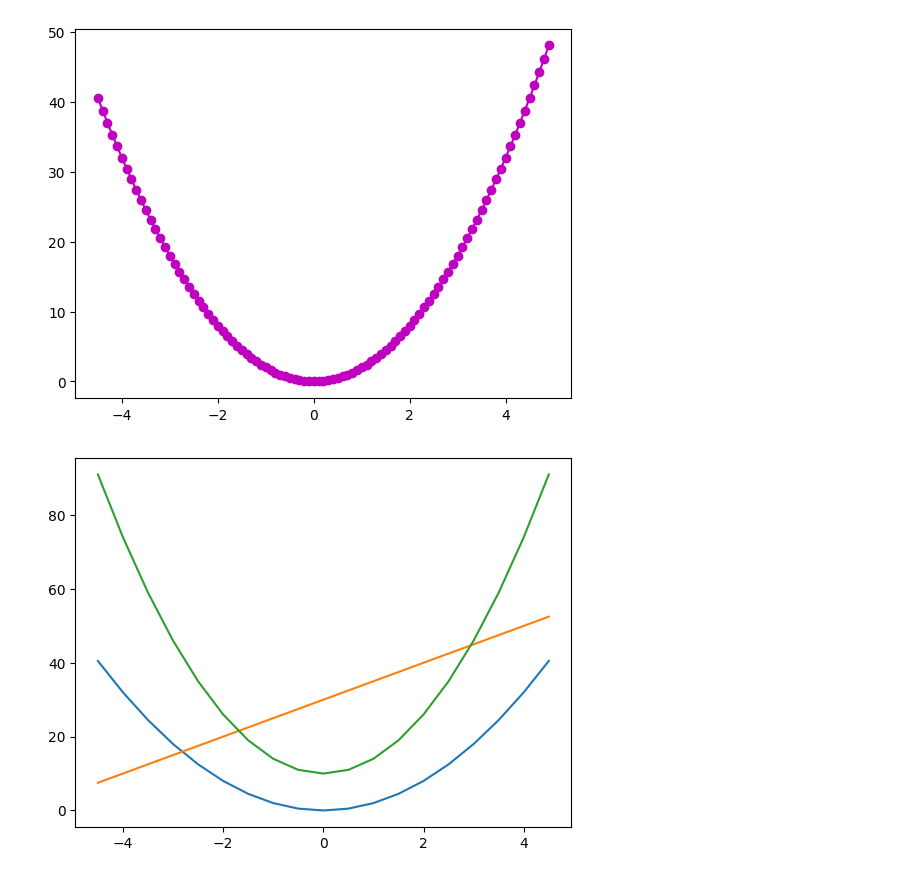
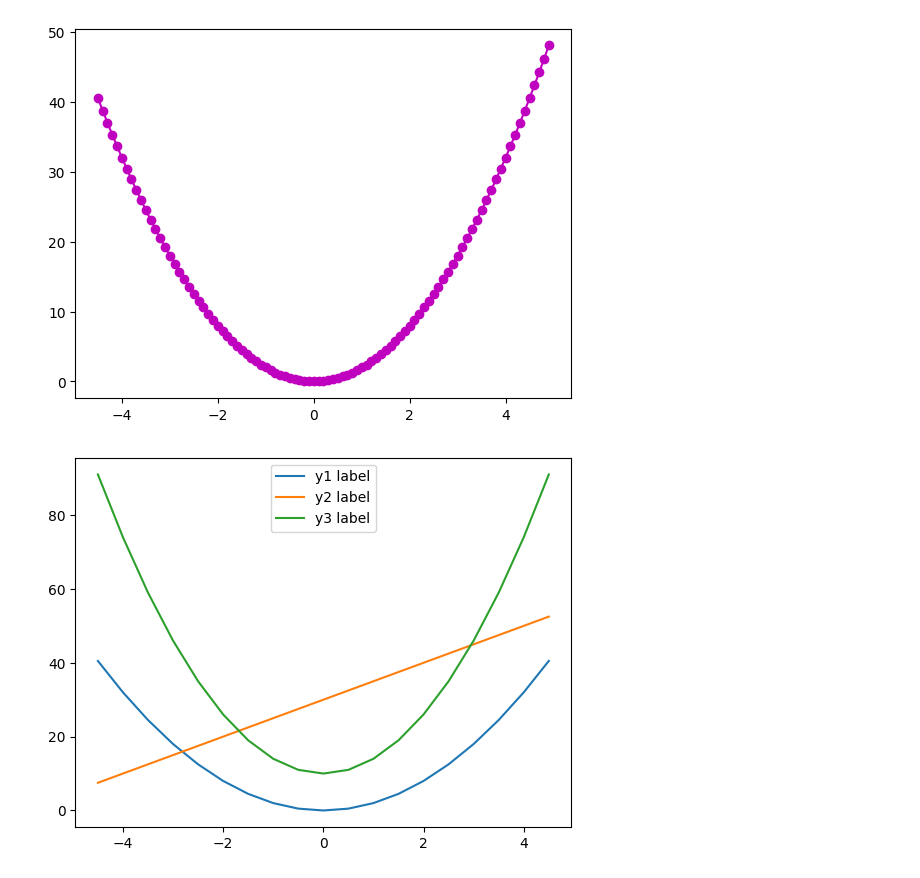
Before and after one commit to Ludobico/Python_AI, a Jupyter notebook: DataAnalysis/matplolib_ex_01.ipynb, the cells around one changed output. Saved outputs shown, nothing was run; the diff lists cells and outputs as text; code cells hidden in the pictures.

Commit message:
'plot'

```diff
--- a/DataAnalysis/matplolib_ex_01.ipynb
+++ b/DataAnalysis/matplolib_ex_01.ipynb
@@ -24,14 +24,15 @@ plt.show()
 # %%
 x = np.arange(-4.5,5,0.5)
 y1 = 2*x**2 #파란색
 y2 = 5*x+30 #주황색
 y3 = 4*x**2 + 10 #녹색
-plt.plot(x, y1)
-plt.plot(x, y2)
-plt.plot(x, y3)
+plt.plot(x, y1, label='y1 label')
+plt.plot(x, y2, label='y2 label')
+plt.plot(x, y3, label='y3 label')
+plt.legend()
 plt.show()
 # %% [output]
-[figure, old version]
+[figure, new version]
 # %%
 x = np.arange(-5,5,0.1)
 y1 = x**2 -2
```
Also changed, not shown: parts of 8 cells of this notebook, 1 other file.
